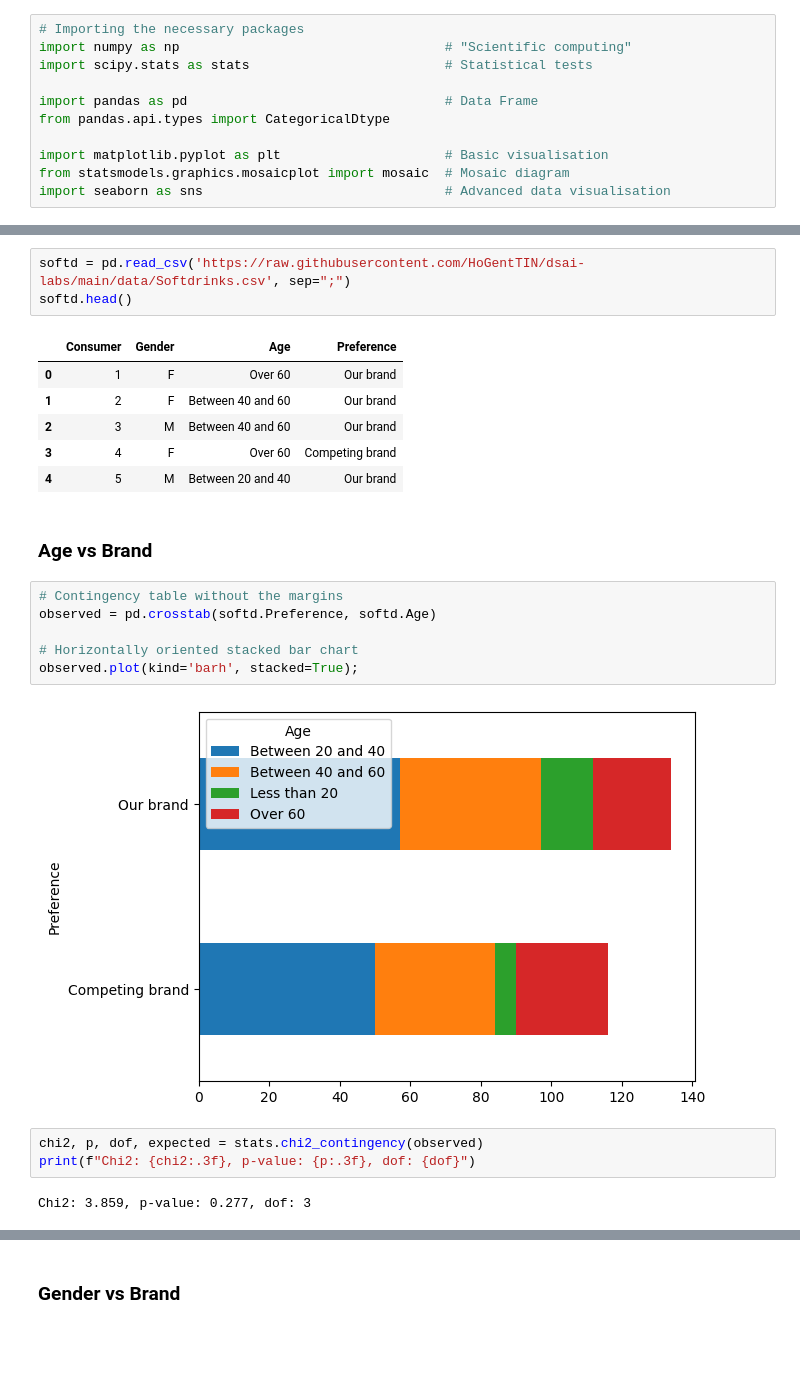
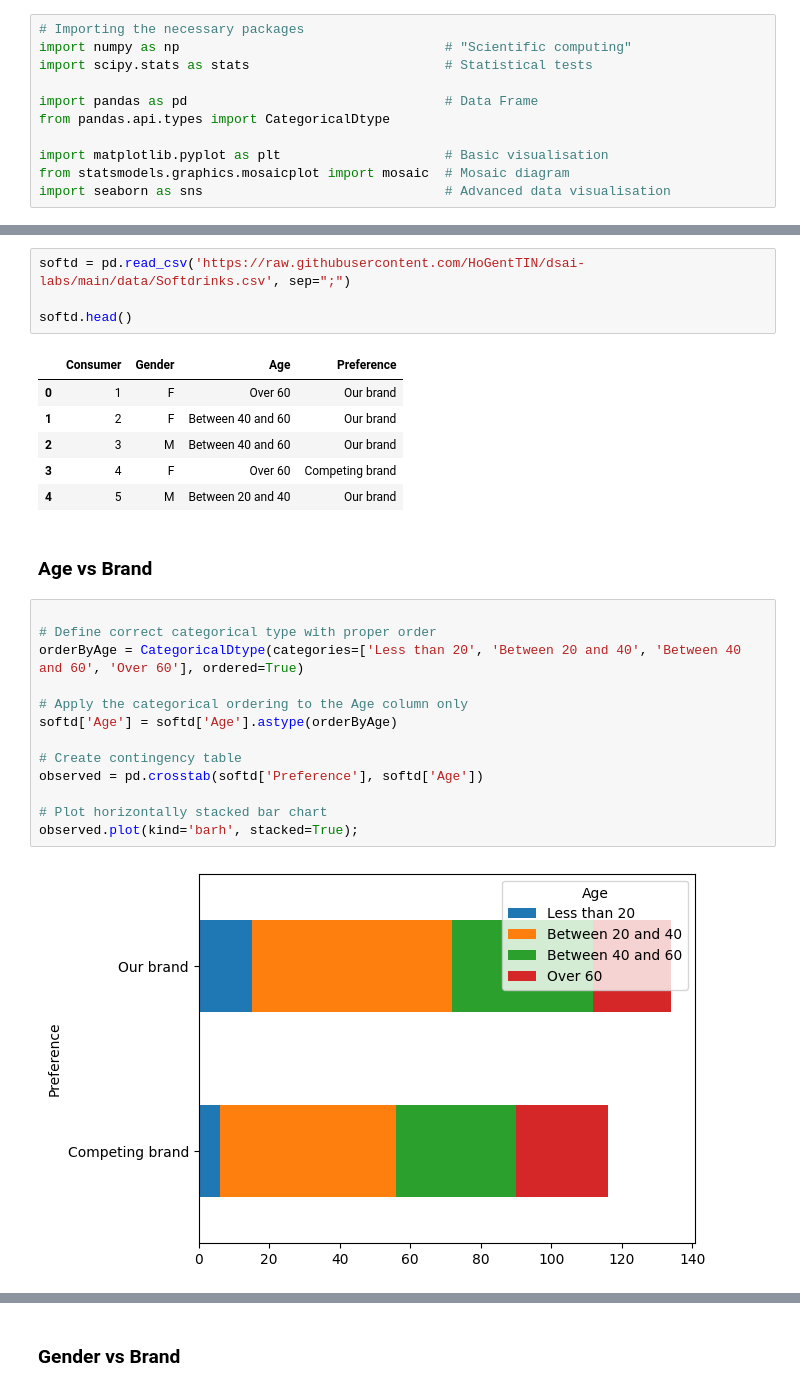
Before and after one commit to BrentVervaet/dsai-labs-bv, a Jupyter notebook: 4-bivariate-qual/lab-4.01-soft-drinks.ipynb, the cells around one changed output, grey strips where cells are left out. Drawn from its saved outputs; the diff is of its cells as text; blank space fills up the shorter version.

```diff
--- a/4-bivariate-qual/lab-4.01-soft-drinks.ipynb
+++ b/4-bivariate-qual/lab-4.01-soft-drinks.ipynb
@@ -40,6 +40,7 @@ Results of the main calculations:
 ![image.png](embedded-picture-2)
 # %%
 softd = pd.read_csv('https://raw.githubusercontent.com/HoGentTIN/dsai-labs/main/data/Softdrinks.csv', sep=";")
+
 softd.head()
 # %% [output]
 |  | Consumer | Gender | Age | Preference |
@@ -50,16 +51,18 @@ softd.head()
 | 4 | 5 | M | Between 20 and 40 | Our brand |
 # %% [markdown]
 ### Age vs Brand
-# %%
-# Contingency table without the margins
-observed = pd.crosstab(softd.Preference, softd.Age)
-
-# Horizontally oriented stacked bar chart
-observed.plot(kind='barh', stacked=True);
-# %% [output]
-[figure, removed]
-# %%
-chi2, p, dof, expected = stats.chi2_contingency(observed)
-print(f"Chi2: {chi2:.3f}, p-value: {p:.3f}, dof: {dof}")
-# %% [output]
-Chi2: 3.859, p-value: 0.277, dof: 3
+# %%
+
+# Define correct categorical type with proper order
+orderByAge = CategoricalDtype(categories=['Less than 20', 'Between 20 and 40', 'Between 40 and 60', 'Over 60'], ordered=True)
+
+# Apply the categorical ordering to the Age column only
+softd['Age'] = softd['Age'].astype(orderByAge)
+
+# Create contingency table
+observed = pd.crosstab(softd['Preference'], softd['Age'])
+
+# Plot horizontally stacked bar chart
+observed.plot(kind='barh', stacked=True);
+# %% [output]
+[figure, added]
```
Also changed, not shown: parts of 1 cell of this notebook, 2 other files.
